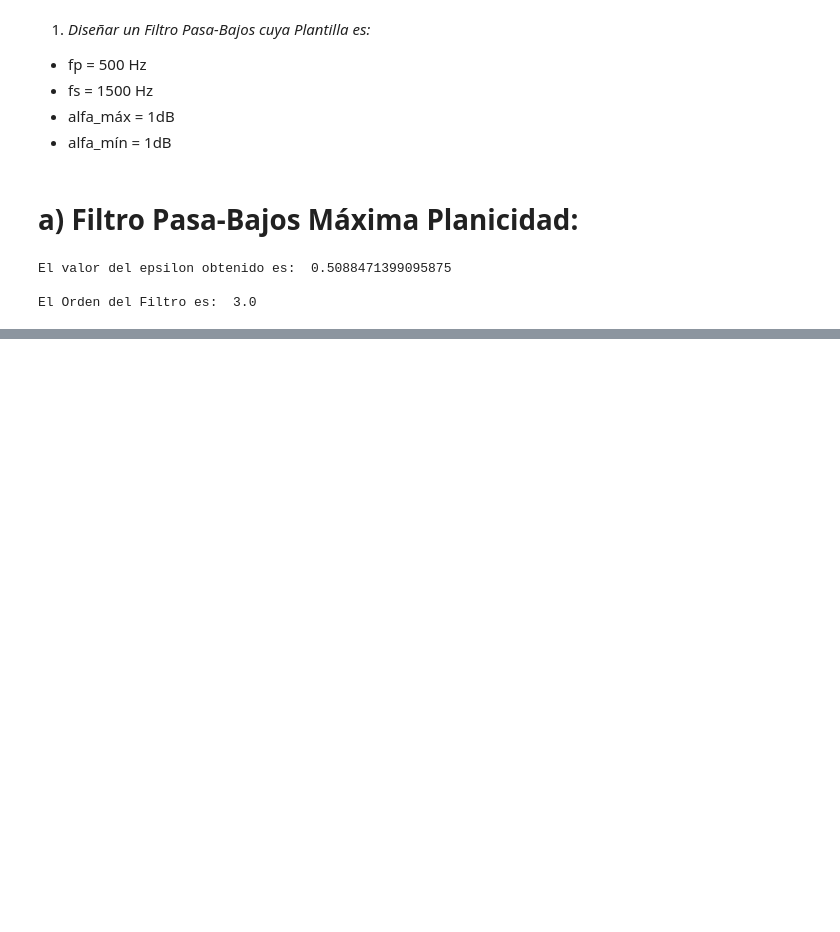
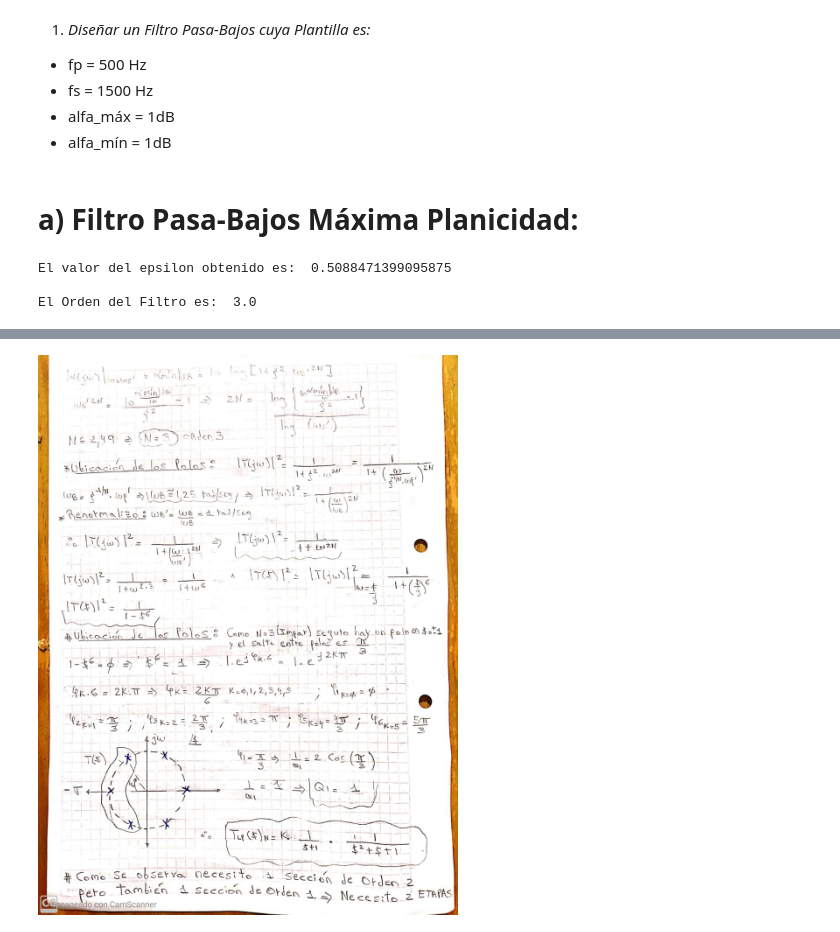
Before and after one commit to eotorresmolina/UTN-FRBA, a Jupyter notebook: TCII/Desafio/Desafío_TCII.ipynb, the cells around one changed output, grey strips where cells are left out. Saved outputs shown, nothing was run; the diff lists cells and outputs as text; code cells hidden in the pictures; blank space fills up the shorter version.

```diff
--- a/TCII/Desafio/Desafío_TCII.ipynb
+++ b/TCII/Desafio/Desafío_TCII.ipynb
@@ -51,0 +64,4 @@ El Orden del Filtro es:  3.0
+# %%
+img (filename2) # Cargo Hoja Nro. 2
+# %% [output]
+[figure, added]
```
Also changed, not shown: parts of 3 cells of this notebook, 2 other files.
